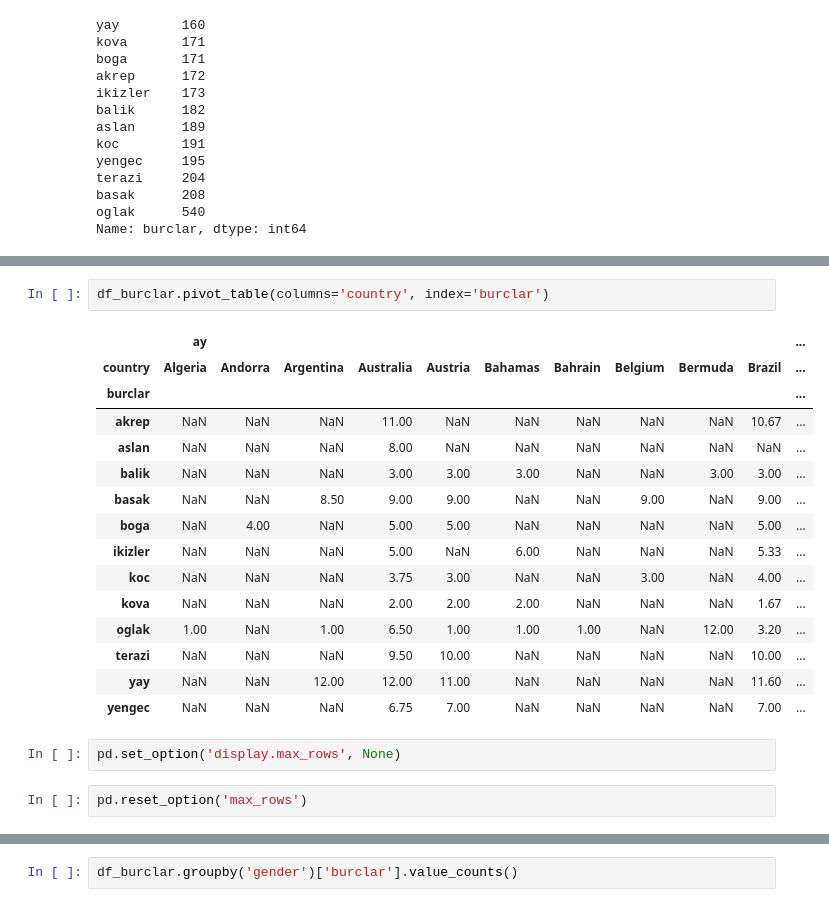
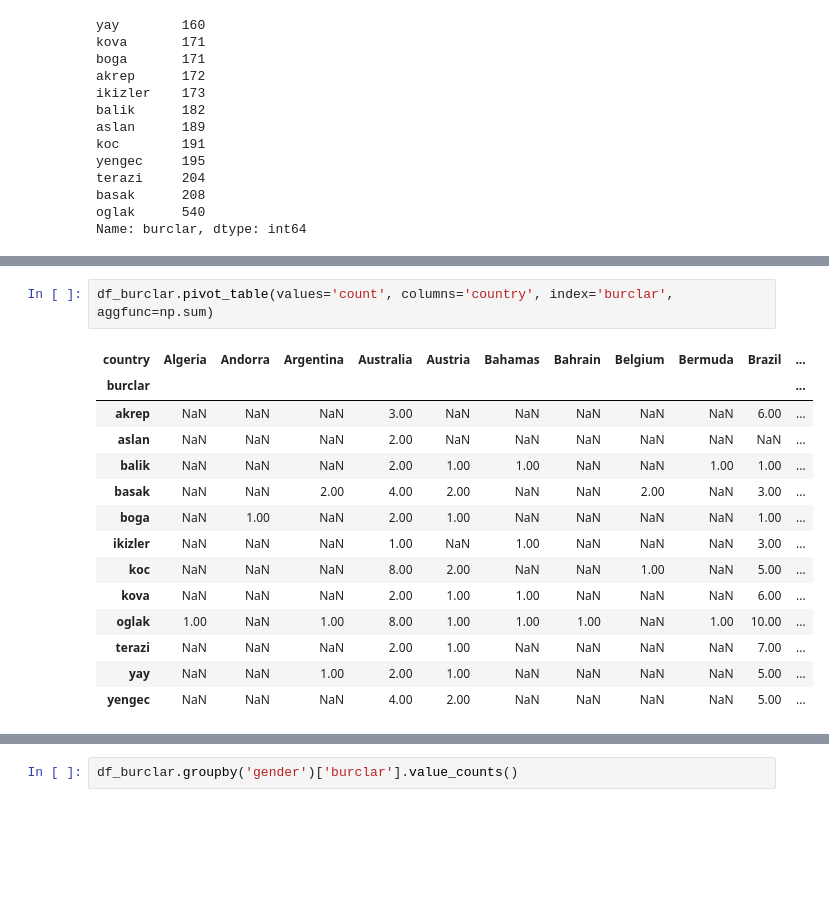
Before and after one commit to abdullahcayde/Trainings, a Jupyter notebook: Data_Preprocessing/forbes_2022.ipynb, the cells around one changed output, grey strips where cells are left out. Cells and saved outputs as stored; diff of their text form; blank space fills up the shorter version.

```diff
--- a/Data_Preprocessing/forbes_2022.ipynb
+++ b/Data_Preprocessing/forbes_2022.ipynb
@@ -703,22 +695,17 @@ Name: country, Length: 2556, dtype: bool
 # %%
-df_burclar.pivot_table(columns='country', index='burclar')
+df_burclar.pivot_table(values='count', columns='country', index='burclar', aggfunc=np.sum)
 # %% [output]
-|  | ay |  |  |  |  |  |  |  |  |  | ... |
 | country | Algeria | Andorra | Argentina | Australia | Austria | Bahamas | Bahrain | Belgium | Bermuda | Brazil | ... |
 | burclar |  |  |  |  |  |  |  |  |  |  | ... |
-| akrep | NaN | NaN | NaN | 11.00 | NaN | NaN | NaN | NaN | NaN | 10.67 | ... |
-| aslan | NaN | NaN | NaN | 8.00 | NaN | NaN | NaN | NaN | NaN | NaN | ... |
-| balik | NaN | NaN | NaN | 3.00 | 3.00 | 3.00 | NaN | NaN | 3.00 | 3.00 | ... |
-| basak | NaN | NaN | 8.50 | 9.00 | 9.00 | NaN | NaN | 9.00 | NaN | 9.00 | ... |
-| boga | NaN | 4.00 | NaN | 5.00 | 5.00 | NaN | NaN | NaN | NaN | 5.00 | ... |
-| ikizler | NaN | NaN | NaN | 5.00 | NaN | 6.00 | NaN | NaN | NaN | 5.33 | ... |
-| koc | NaN | NaN | NaN | 3.75 | 3.00 | NaN | NaN | 3.00 | NaN | 4.00 | ... |
-| kova | NaN | NaN | NaN | 2.00 | 2.00 | 2.00 | NaN | NaN | NaN | 1.67 | ... |
-| oglak | 1.00 | NaN | 1.00 | 6.50 | 1.00 | 1.00 | 1.00 | NaN | 12.00 | 3.20 | ... |
-| terazi | NaN | NaN | NaN | 9.50 | 10.00 | NaN | NaN | NaN | NaN | 10.00 | ... |
-| yay | NaN | NaN | 12.00 | 12.00 | 11.00 | NaN | NaN | NaN | NaN | 11.60 | ... |
-| yengec | NaN | NaN | NaN | 6.75 | 7.00 | NaN | NaN | NaN | NaN | 7.00 | ... |
+| akrep | NaN | NaN | NaN | 3.00 | NaN | NaN | NaN | NaN | NaN | 6.00 | ... |
+| aslan | NaN | NaN | NaN | 2.00 | NaN | NaN | NaN | NaN | NaN | NaN | ... |
+| balik | NaN | NaN | NaN | 2.00 | 1.00 | 1.00 | NaN | NaN | 1.00 | 1.00 | ... |
+| basak | NaN | NaN | 2.00 | 4.00 | 2.00 | NaN | NaN | 2.00 | NaN | 3.00 | ... |
+| boga | NaN | 1.00 | NaN | 2.00 | 1.00 | NaN | NaN | NaN | NaN | 1.00 | ... |
+| ikizler | NaN | NaN | NaN | 1.00 | NaN | 1.00 | NaN | NaN | NaN | 3.00 | ... |
+| koc | NaN | NaN | NaN | 8.00 | 2.00 | NaN | NaN | 1.00 | NaN | 5.00 | ... |
+| kova | NaN | NaN | NaN | 2.00 | 1.00 | 1.00 | NaN | NaN | NaN | 6.00 | ... |
+| oglak | 1.00 | NaN | 1.00 | 8.00 | 1.00 | 1.00 | 1.00 | NaN | 1.00 | 10.00 | ... |
+| terazi | NaN | NaN | NaN | 2.00 | 1.00 | NaN | NaN | NaN | NaN | 7.00 | ... |
+| yay | NaN | NaN | 1.00 | 2.00 | 1.00 | NaN | NaN | NaN | NaN | 5.00 | ... |
+| yengec | NaN | NaN | NaN | 4.00 | 2.00 | NaN | NaN | NaN | NaN | 5.00 | ... |
-# %%
-pd.set_option('display.max_rows', None)
-# %%
-pd.reset_option('max_rows')
```
Also changed, not shown: parts of 19 cells of this notebook.
